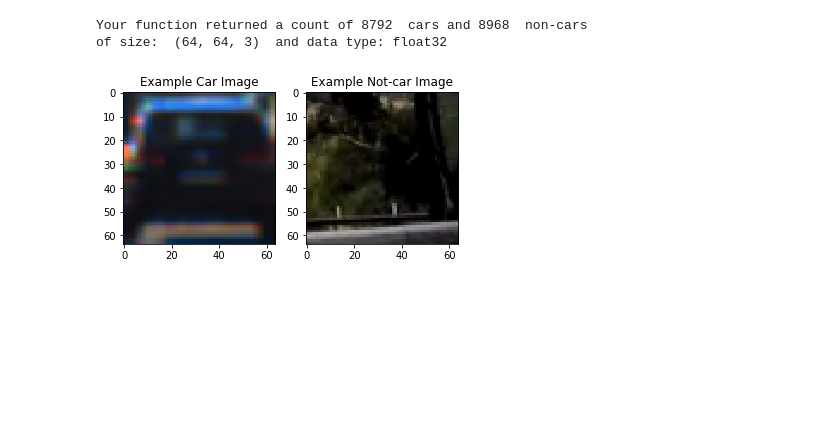
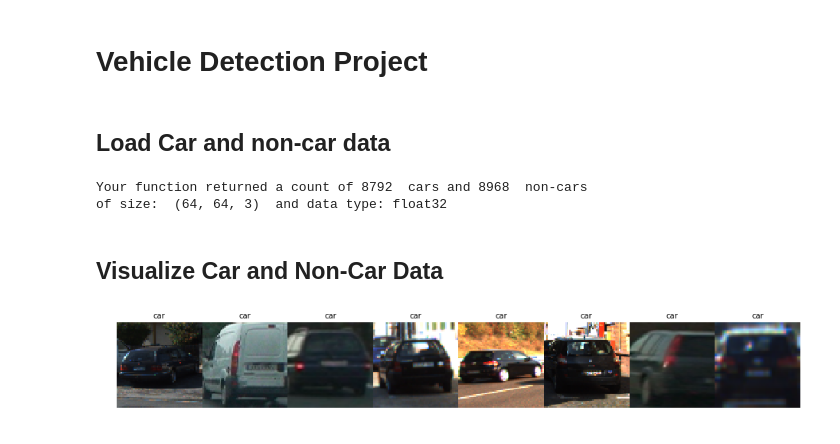
Before and after one commit to vikasmalik22/CarND-Vehicle-Detection, a Jupyter notebook: Vehicle_Detection_Tracking.ipynb, the cells around one changed output. Drawn from its saved outputs; the diff is of its cells as text; code cells hidden in the pictures; blank space fills up the shorter version.

```diff
--- a/Vehicle_Detection_Tracking.ipynb
+++ b/Vehicle_Detection_Tracking.ipynb
@@ -58,3 +1,5 @@ plt.show()
+# %% [markdown]
+# Vehicle Detection Project
 # %%
 import matplotlib.image as mpimg
 import matplotlib.pyplot as plt
@@ -72,10 +17,9 @@ from scipy.ndimage.measurements import label
 import os
 from moviepy.editor import VideoFileClip
 from IPython.display import HTML
+# %% [markdown]
+## Load Car and non-car data
 # %%
-
-#from skimage.feature import hog
-#from skimage import color, exposure
 # images are divided up into vehicles and non-vehicles
 
 car_images = glob.glob('vehicles/*/*.png')
@@ -112,25 +56,23 @@ print('Your function returned a count of',
       data_info["n_notcars"], ' non-cars')
 print('of size: ',data_info["image_shape"], ' and data type:',
       data_info["data_type"])
-# Just for fun choose random car / not-car indices and plot example images
-car_ind = np.random.randint(0, len(cars))
-notcar_ind = np.random.randint(0, len(notcars))
-
-# Read in car / not-car images
-car_image = mpimg.imread(cars[car_ind])
-notcar_image = mpimg.imread(notcars[notcar_ind])
-
-
-# Plot the examples
-fig = plt.figure()
-plt.subplot(121)
-plt.imshow(car_image)
-plt.title('Example Car Image')
-plt.subplot(122)
-plt.imshow(notcar_image)
-plt.title('Example Not-car Image')
-plt.show()
 # %% [output]
 Your function returned a count of 8792  cars and 8968  non-cars
 of size:  (64, 64, 3)  and data type: float32
-[figure, removed]
+# %% [markdown]
+## Visualize Car and Non-Car Data
+# %%
+fig, axs = plt.subplots(1,8, figsize=(16, 16))
+fig.subplots_adjust(hspace = .002, wspace=.001)
+axs = axs.ravel()
+
+# Step through the list and search for chessboard corners
+for i in np.arange(0, 8):
+    img = cv2.imread(car_images[np.random.randint(0,len(cars))])
+    img = cv2.cvtColor(img,cv2.COLOR_BGR2RGB)
+    axs[i].axis('off')
+    axs[i].set_title('car', fontsize=10)
+    axs[i].imshow(img)
+plt.show()
+# %% [output]
+[figure, added]
```
Also changed, not shown: parts of 70 cells of this notebook, 3 other files.
